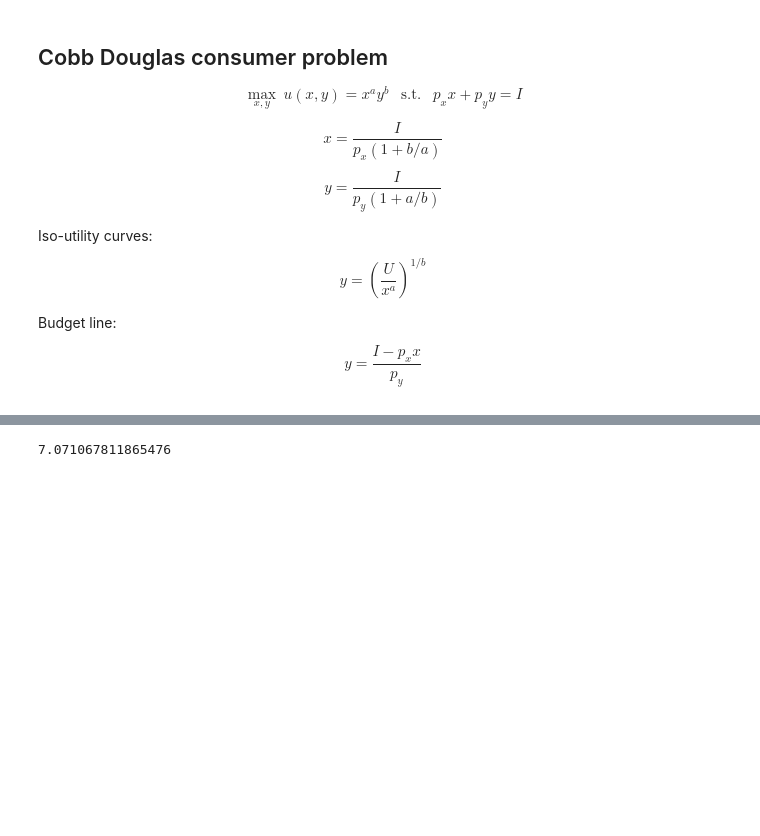
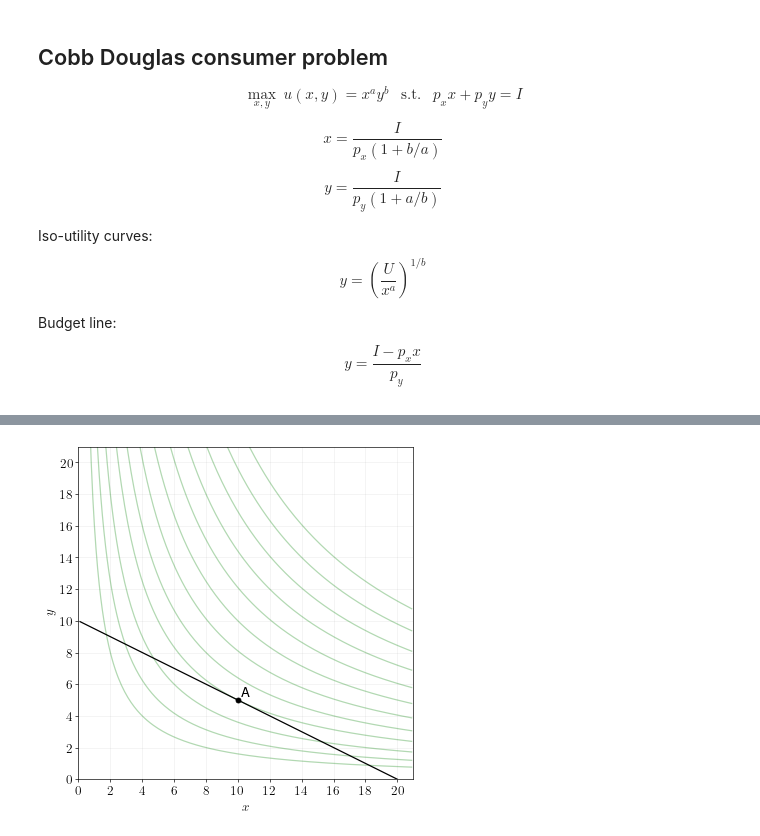
Before and after one commit to ed-kung/CSUN-Econ-310, a Jupyter notebook: _workspace/11-consumer-theory.ipynb, the cells around one changed output, grey strips where cells are left out. Saved outputs shown, nothing was run; the diff lists cells and outputs as text; code cells hidden in the pictures; blank space fills up the shorter version.

```diff
--- a/_workspace/11-consumer-theory.ipynb
+++ b/_workspace/11-consumer-theory.ipynb
@@ -178,4 +177,25 @@ plt.show()
-# %%
-10**0.5*5**0.5
-# %% [output]
-7.071067811865476
+# %%
+fig, ax = plt.subplots()
+
+xgrid = np.arange(0.1, 21, 0.1)
+
+Ugrid = [4,5,6,cb.U,8,9,10,11,12,13,14,15]
+for u in Ugrid:
+    ax.plot(xgrid, (u/xgrid**a)**(1/b), color='green', alpha=0.3)
+
+ax.plot(xgrid, (I-px*xgrid)/py, color='black')
+ax.plot(cb.x, cb.y, 'o', color='black')
+ax.text(cb.x+0.2, cb.y+0.2, 'A', color='black')
+
+ax.set_ylabel(r'$y$')
+ax.set_xlabel(r'$x$')
+ax.set_xticks(np.arange(0,21,2))
+ax.set_yticks(np.arange(0,21,2))
+ax.set_xlim(0,21)
+ax.set_ylim(0,21)
+ax.set_axisbelow(True)
+plt.grid(alpha=0.2)
+plt.savefig('../assets/images/11-consumer-theory-example-5.png', bbox_inches='tight')
+plt.show()
+# %% [output]
+[figure, added]
```
Also changed, not shown: parts of 1 cell of this notebook, 15 other files.
